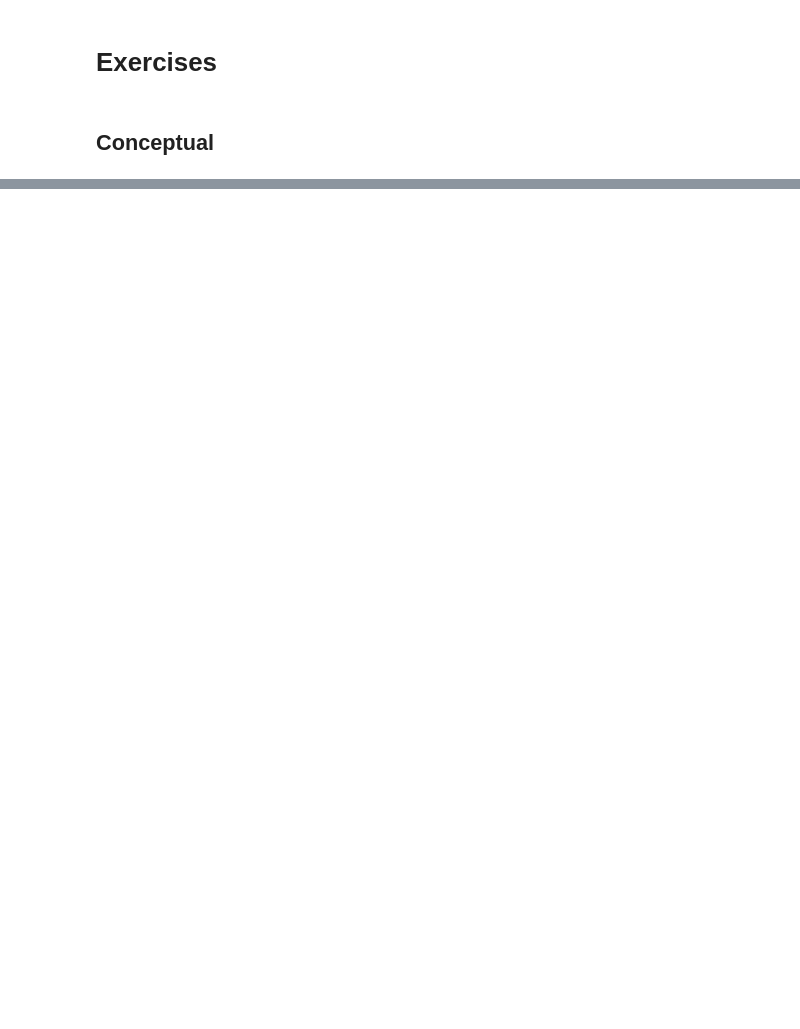
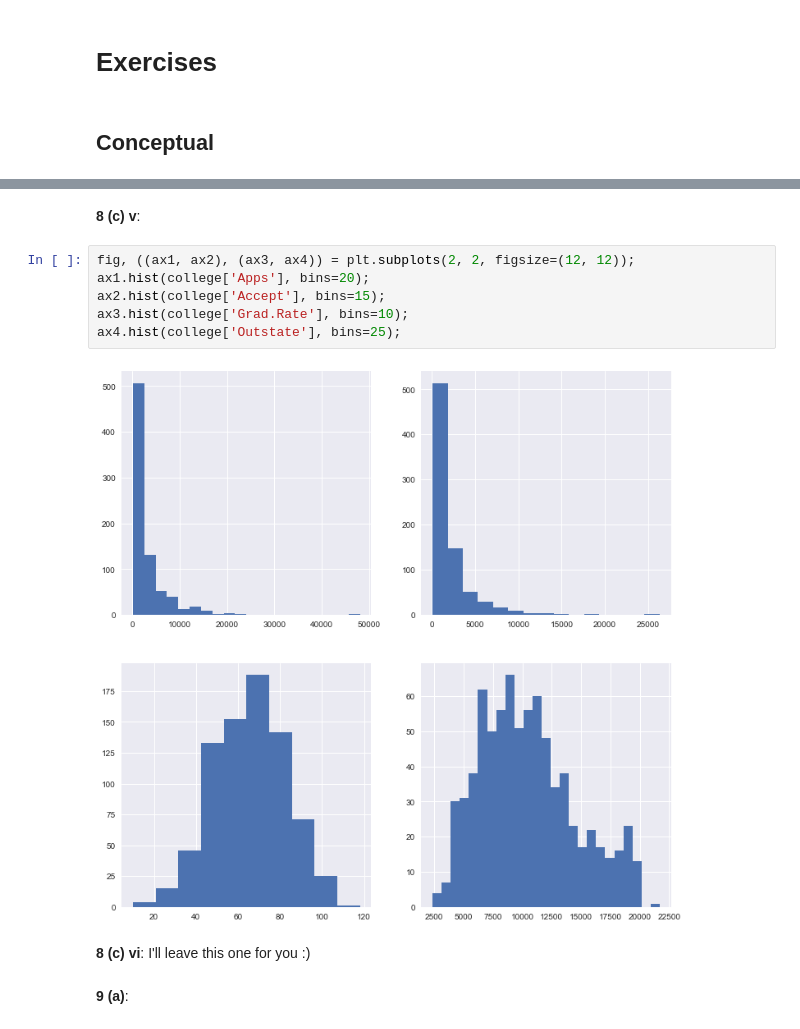
Before and after one commit to tsansom/islpy, a Jupyter notebook: notebooks/Chapter 2 - Exercises.ipynb, the cells around one changed output, grey strips where cells are left out. Drawn from its saved outputs; the diff is of its cells as text; blank space fills up the shorter version.

```diff
--- a/notebooks/Chapter 2 - Exercises.ipynb
+++ b/notebooks/Chapter 2 - Exercises.ipynb
@@ -21,0 +166,14 @@
+# %% [markdown]
+**8 (c) v**:
+# %%
+fig, ((ax1, ax2), (ax3, ax4)) = plt.subplots(2, 2, figsize=(12, 12));
+ax1.hist(college['Apps'], bins=20);
+ax2.hist(college['Accept'], bins=15);
+ax3.hist(college['Grad.Rate'], bins=10);
+ax4.hist(college['Outstate'], bins=25);
+# %% [output]
+[figure, added]
+# %% [markdown]
+**8 (c) vi**: I'll leave this one for you :)
+# %% [markdown]
+**9 (a)**:
```
Also changed, not shown: parts of 28 cells of this notebook.
